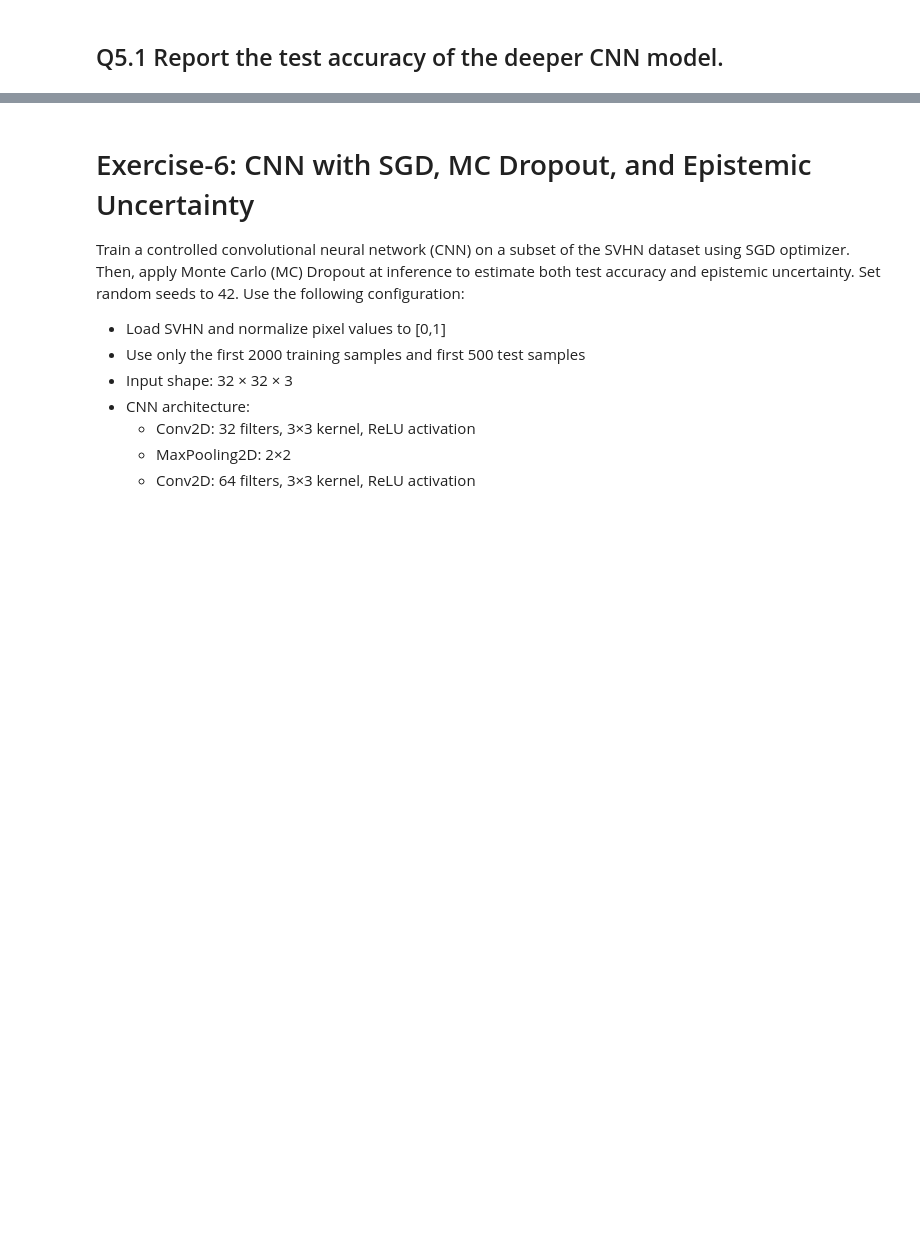
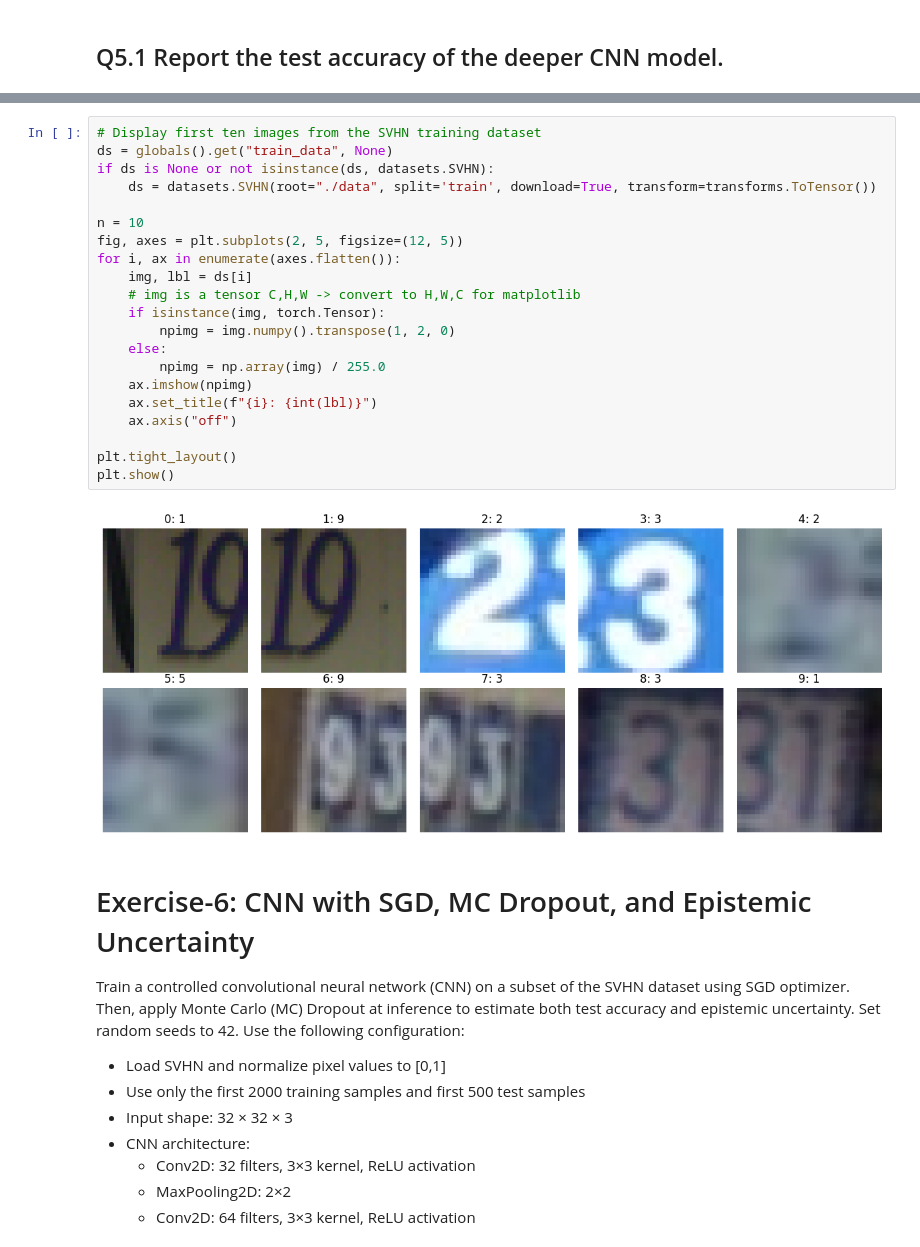
Before and after one commit to JanOlav04/Oblig3Maskin, a Jupyter notebook: main.ipynb, the cells around one changed output, grey strips where cells are left out. Saved outputs shown, nothing was run; the diff lists cells and outputs as text; blank space fills up the shorter version.

```diff
--- a/main.ipynb
+++ b/main.ipynb
@@ -792,3 +815,26 @@ Test Accuracy: 18.4000%
+# %%
+# Display first ten images from the SVHN training dataset
+ds = globals().get("train_data", None)
+if ds is None or not isinstance(ds, datasets.SVHN):
+    ds = datasets.SVHN(root="./data", split='train', download=True, transform=transforms.ToTensor())
+
+n = 10
+fig, axes = plt.subplots(2, 5, figsize=(12, 5))
+for i, ax in enumerate(axes.flatten()):
+    img, lbl = ds[i]
+    # img is a tensor C,H,W -> convert to H,W,C for matplotlib
+    if isinstance(img, torch.Tensor):
+        npimg = img.numpy().transpose(1, 2, 0)
+    else:
+        npimg = np.array(img) / 255.0
+    ax.imshow(npimg)
+    ax.set_title(f"{i}: {int(lbl)}")
+    ax.axis("off")
+
+plt.tight_layout()
+plt.show()
+# %% [output]
+[figure, added]
 # %% [markdown]
 # Exercise-6: CNN with SGD, MC Dropout, and Epistemic Uncertainty
 Train a controlled convolutional neural network (CNN) on a subset of the SVHN dataset
```
Also changed, not shown: parts of 19 cells of this notebook.
